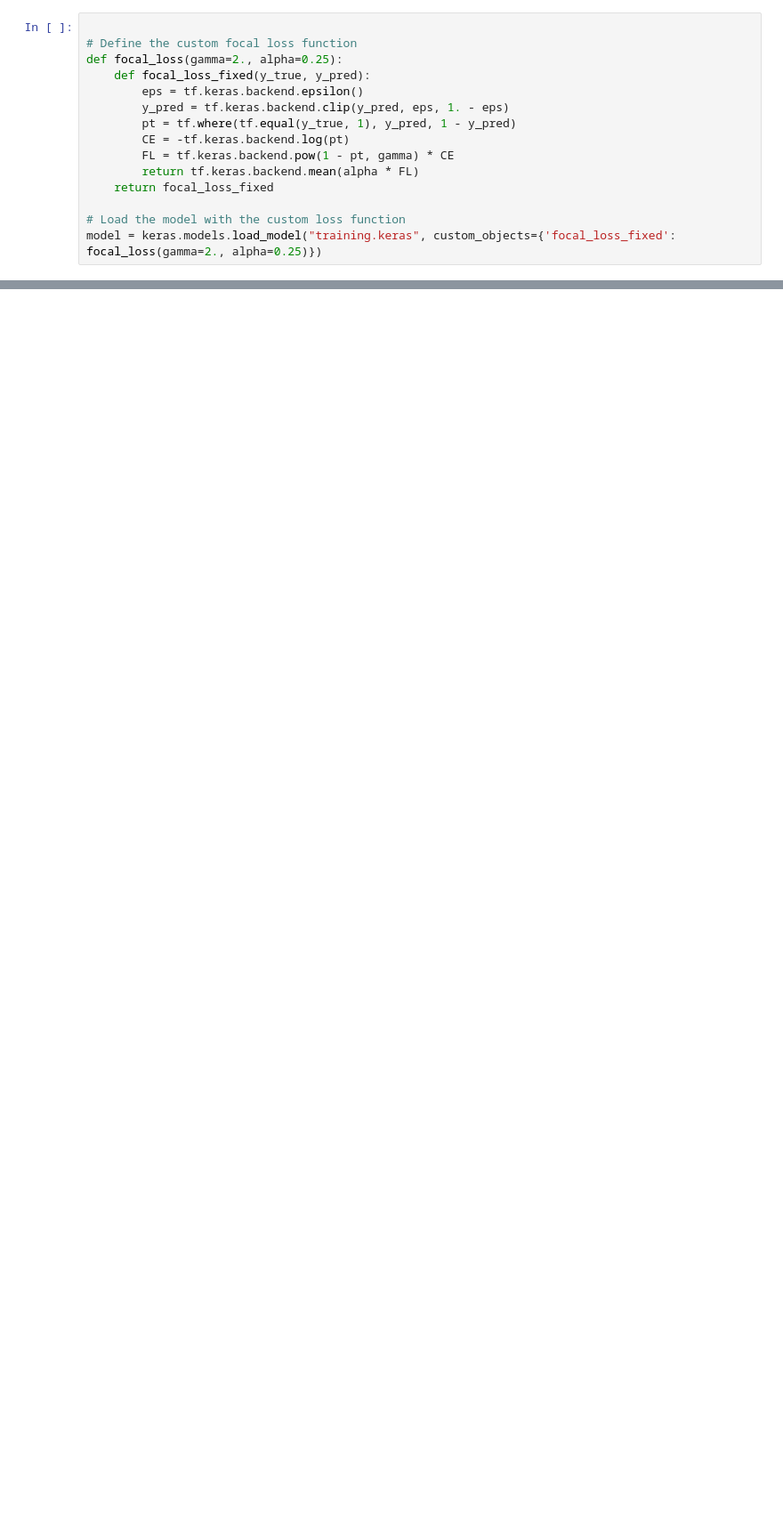
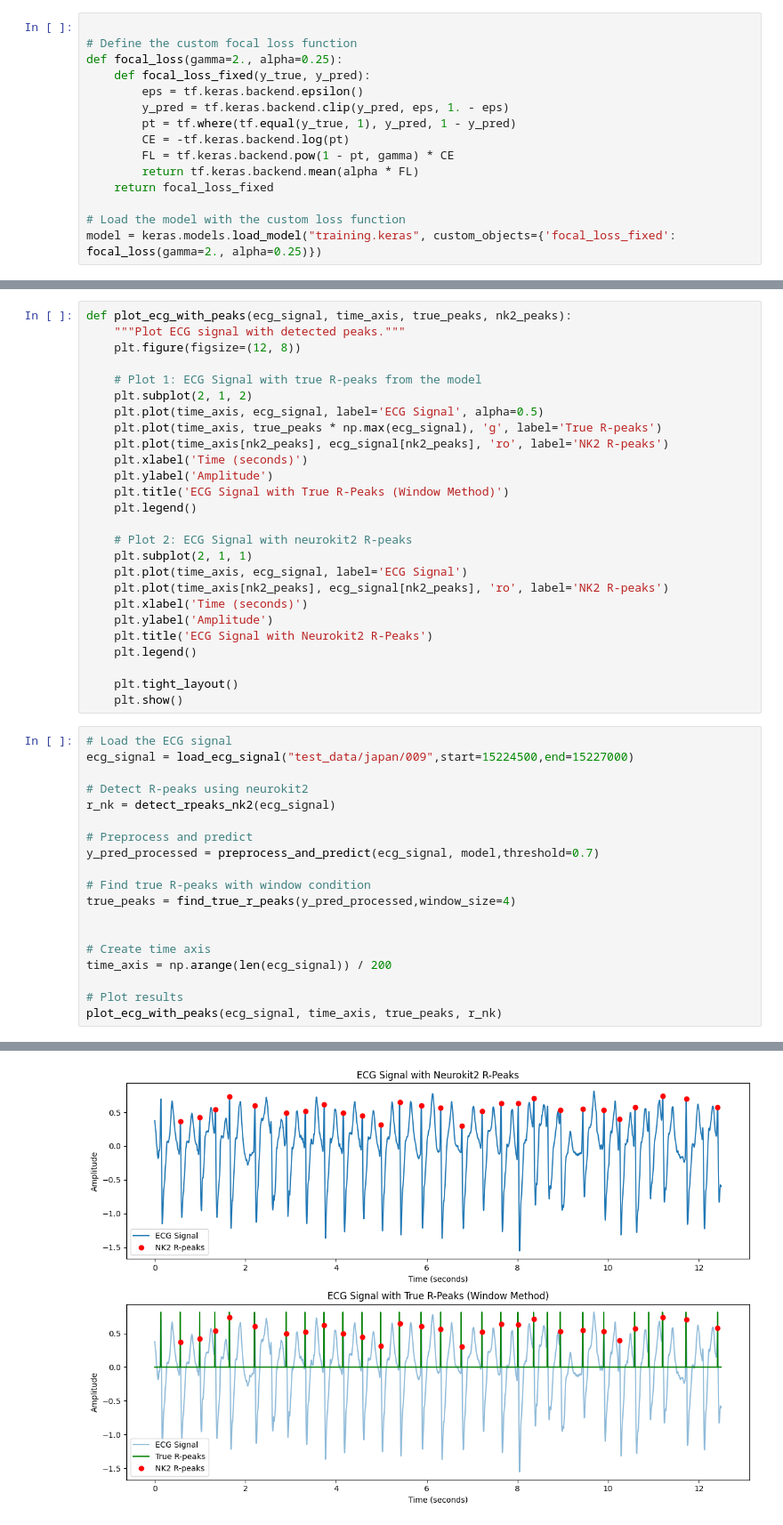
Before and after one commit to asimx07/afib-thesis, a Jupyter notebook: test_model.ipynb, the cells around one changed output, grey strips where cells are left out. Shown: that part at 89% size. Cells and saved outputs as stored; diff of their text form; blank space fills up the shorter version.

Commit message:
testing with windows

```diff
--- a/test_model.ipynb
+++ b/test_model.ipynb
@@ -267,0 +87,46 @@ plt.show()
+# %%
+def plot_ecg_with_peaks(ecg_signal, time_axis, true_peaks, nk2_peaks):
+    """Plot ECG signal with detected peaks."""
+    plt.figure(figsize=(12, 8))
+
+    # Plot 1: ECG Signal with true R-peaks from the model
+    plt.subplot(2, 1, 2)
+    plt.plot(time_axis, ecg_signal, label='ECG Signal', alpha=0.5)
+    plt.plot(time_axis, true_peaks * np.max(ecg_signal), 'g', label='True R-peaks')
+    plt.plot(time_axis[nk2_peaks], ecg_signal[nk2_peaks], 'ro', label='NK2 R-peaks')
+    plt.xlabel('Time (seconds)')
+    plt.ylabel('Amplitude')
+    plt.title('ECG Signal with True R-Peaks (Window Method)')
+    plt.legend()
+
+    # Plot 2: ECG Signal with neurokit2 R-peaks
+    plt.subplot(2, 1, 1)
+    plt.plot(time_axis, ecg_signal, label='ECG Signal')
+    plt.plot(time_axis[nk2_peaks], ecg_signal[nk2_peaks], 'ro', label='NK2 R-peaks')
+    plt.xlabel('Time (seconds)')
+    plt.ylabel('Amplitude')
+    plt.title('ECG Signal with Neurokit2 R-Peaks')
+    plt.legend()
+
+    plt.tight_layout()
+    plt.show()
+# %%
+# Load the ECG signal
+ecg_signal = load_ecg_signal("test_data/japan/009",start=15224500,end=15227000)
+
+# Detect R-peaks using neurokit2
+r_nk = detect_rpeaks_nk2(ecg_signal)
+
+# Preprocess and predict
+y_pred_processed = preprocess_and_predict(ecg_signal, model,threshold=0.7)
+
+# Find true R-peaks with window condition
+true_peaks = find_true_r_peaks(y_pred_processed,window_size=4)
+
+
+# Create time axis
+time_axis = np.arange(len(ecg_signal)) / 200
+
+# Plot results
+plot_ecg_with_peaks(ecg_signal, time_axis, true_peaks, r_nk)
+# %% [output]
@@ -267,0 +134 @@ plt.show()
+[figure, added]
```
Also changed, not shown: parts of 11 cells of this notebook.
